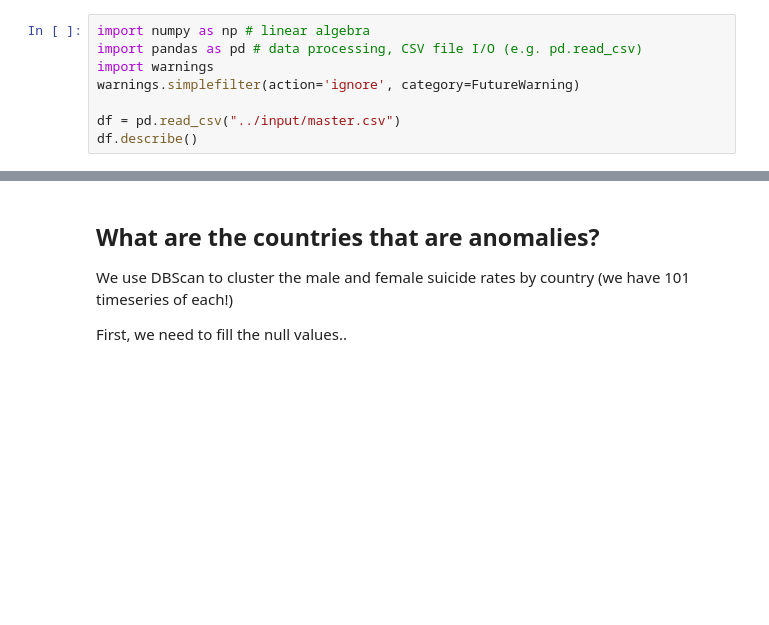
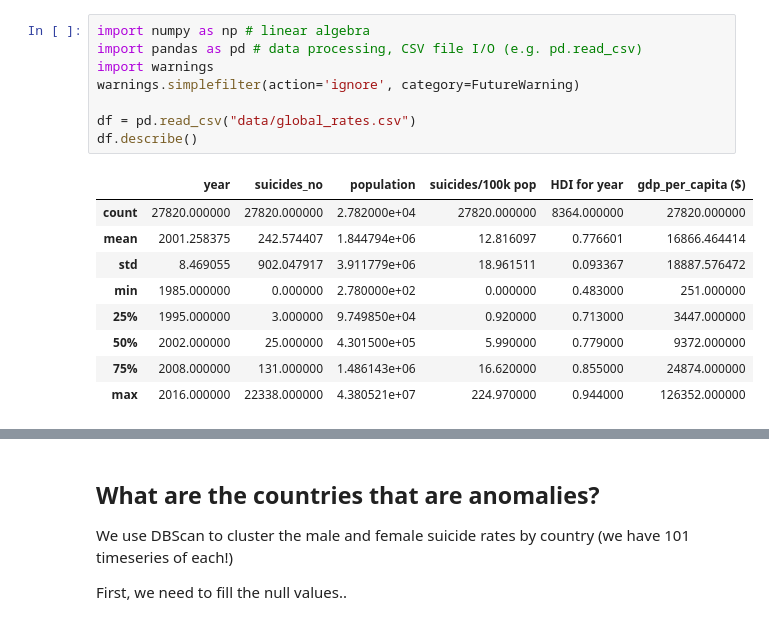
Before and after one commit to jldork/Suicides, a Jupyter notebook: analysis.ipynb, the cells around one changed output, grey strips where cells are left out. Drawn from its saved outputs; the diff is of its cells as text; blank space fills up the shorter version.

```diff
--- a/analysis.ipynb
+++ b/analysis.ipynb
@@ -1,9 +1,19 @@
 # %%
 import numpy as np # linear algebra
 import pandas as pd # data processing, CSV file I/O (e.g. pd.read_csv)
 import warnings
 warnings.simplefilter(action='ignore', category=FutureWarning)
 
-df = pd.read_csv("../input/master.csv")
+df = pd.read_csv("data/global_rates.csv")
 df.describe()
+# %% [output]
+|  | year | suicides_no | population | suicides/100k pop | HDI for year | gdp_per_capita ($) |
+| count | 27820.000000 | 27820.000000 | 2.782000e+04 | 27820.000000 | 8364.000000 | 27820.000000 |
+| mean | 2001.258375 | 242.574407 | 1.844794e+06 | 12.816097 | 0.776601 | 16866.464414 |
+| std | 8.469055 | 902.047917 | 3.911779e+06 | 18.961511 | 0.093367 | 18887.576472 |
+| min | 1985.000000 | 0.000000 | 2.780000e+02 | 0.000000 | 0.483000 | 251.000000 |
+| 25% | 1995.000000 | 3.000000 | 9.749850e+04 | 0.920000 | 0.713000 | 3447.000000 |
+| 50% | 2002.000000 | 25.000000 | 4.301500e+05 | 5.990000 | 0.779000 | 9372.000000 |
+| 75% | 2008.000000 | 131.000000 | 1.486143e+06 | 16.620000 | 0.855000 | 24874.000000 |
+| max | 2016.000000 | 22338.000000 | 4.380521e+07 | 224.970000 | 0.944000 | 126352.000000 |
 # %%
```
Also changed, not shown: parts of 10 cells of this notebook, 2 other files.
